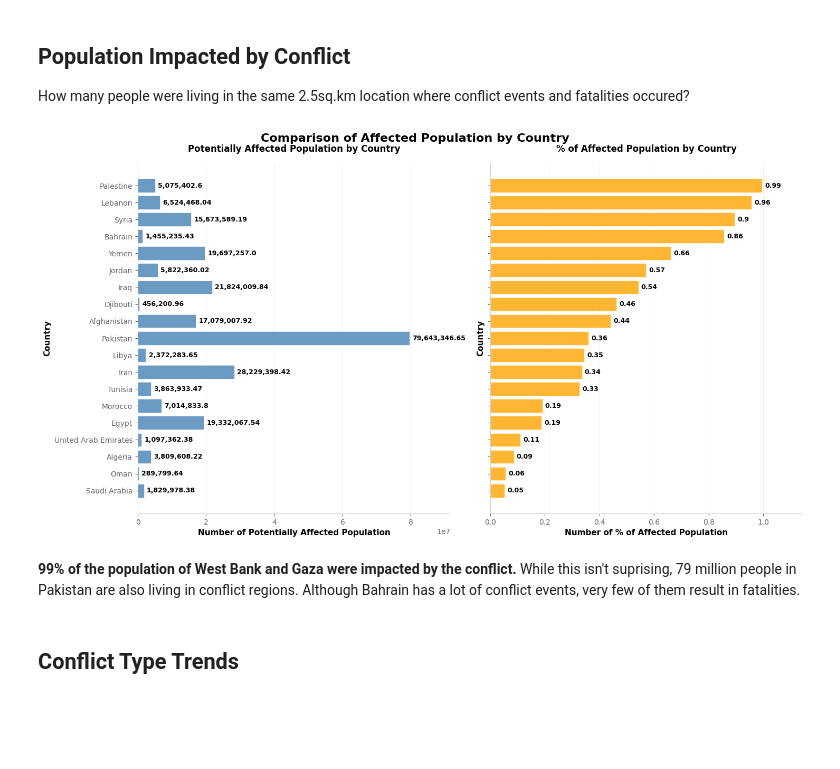
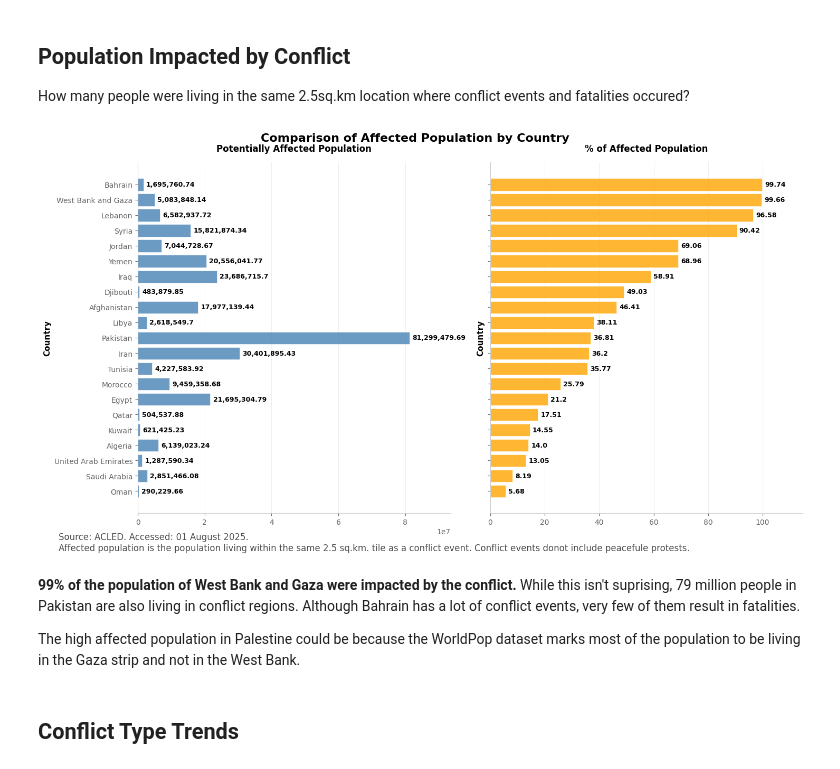
Before and after one commit to datapartnership/MENA-FCV-economic-monitor, a Jupyter notebook: notebooks/conflict/acled.ipynb, the cells around one changed output. Saved outputs shown, nothing was run; the diff lists cells and outputs as text; code cells hidden in the pictures; blank space fills up the shorter version.

```diff
--- a/notebooks/conflict/acled.ipynb
+++ b/notebooks/conflict/acled.ipynb
@@ -384,7 +279,7 @@ show(tabs, warn_on_missing_glyphs=False)
 
 How many people were living in the same 2.5sq.km location where conflict events and fatalities occured?
 # %%
-pop = gpd.read_file('../../data/population/polygons/regional_population.gpkg')
+pop = gpd.read_file('../../data/population/polygons/MENAAP_pop_quad12.gpkg')
 pop_country = pop.groupby(['country'])['population'].sum().reset_index()
 pop_country.rename(columns={'population':'totalPopulation', 'country':'country_code'}, inplace=True)
 # %%
@@ -406,5 +301,5 @@ pop['country'] = pop['country_code'].map(code_to_country)
 # %%
 merged = conflict_national_q12.merge(pop[['index', 'population', 'country']],on=['index', 'country'], how='left')
 merged = merged.groupby(['country', 'country_code'])[['nrEvents', 'nrFatalities', 'population']].sum().reset_index()
-merged = merged.merge(pop_country, left_on ='country_code', right_on='country_code')
+merged = merged.merge(pop_country, on=['country_code', 'country'])
 # %%
@@ -414,27 +309,29 @@ merged_noprotest = merged_noprotest.merge(pop_country, on=['country', 'country_c
 # %%
-merged_noprotest['pc_population'] = merged_noprotest['population']/merged_noprotest['totalPopulation']
+merged['pc_population'] = 100*merged['population']/merged['totalPopulation']
 # %%
 conflict_national_q12.to_file('../../data/conflict/conflict_quad12_regional.gpkg')
 # %%
-merged_noprotest.loc[merged_noprotest['country']=='Palestine', 'country'] = 'West Bank and Gaza'
+merged.loc[merged['country']=='Palestine', 'country'] = 'West Bank and Gaza'
 # %%
 import altair as alt
 alt.data_transformers.enable('json')
 alt.renderers.enable('default')
 
 plot_dual_metrics_by_country(
-    data =merged_noprotest,
+    data =merged,
     metrics_to_plot =['population', 'pc_population'],
     metric_display_info = {'population': {'title': 'Potentially Affected Population', 'color': 'steelblue'},
                            'pc_population': {'title': '% of Affected Population', 'color': 'orange'}},
     sorting_metric = 'pc_population',
     overall_title = 'Comparison of Affected Population by Country',
-    #source_text = f'Source: ACLED. Accessed: {str(date.today())}'
+    subtitle = f'Source: ACLED. Accessed: {extracted_date_formatted}.\nAffected population is the population living within the same 2.5 sq.km. tile as a conflict event. Conflict events donot include peacefule protests.'
 );
 # %% [output]
-[figure, old version]
+[figure, new version]
 # %% [markdown]
 **99% of the population of West Bank and Gaza were impacted by the conflict.** While this isn't suprising, 79 million people in Pakistan are also living in conflict regions. Although Bahrain has a lot of conflict events, very few of them result in fatalities.
+
+The high affected population in Palestine could be because the WorldPop dataset marks most of the population to be living in the Gaza strip and not in the West Bank.
 # %% [markdown]
 ## Conflict Type Trends
 # %%
```
Also changed, not shown: parts of 24 cells of this notebook, 2 other files.
